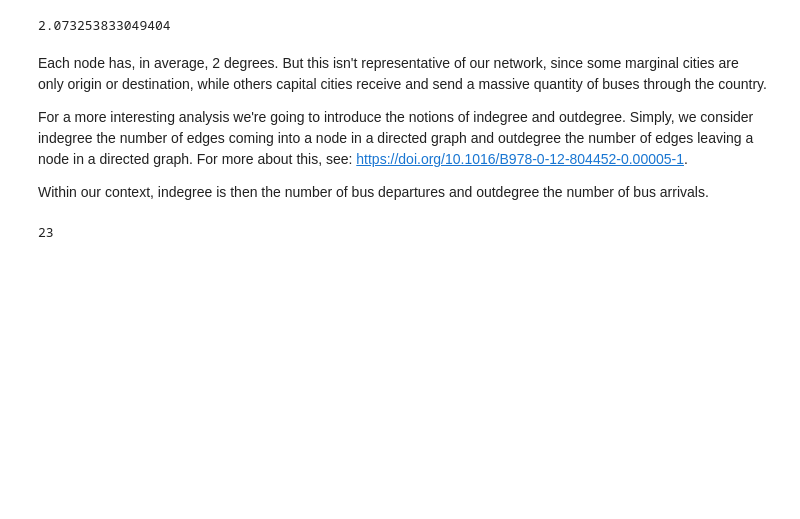
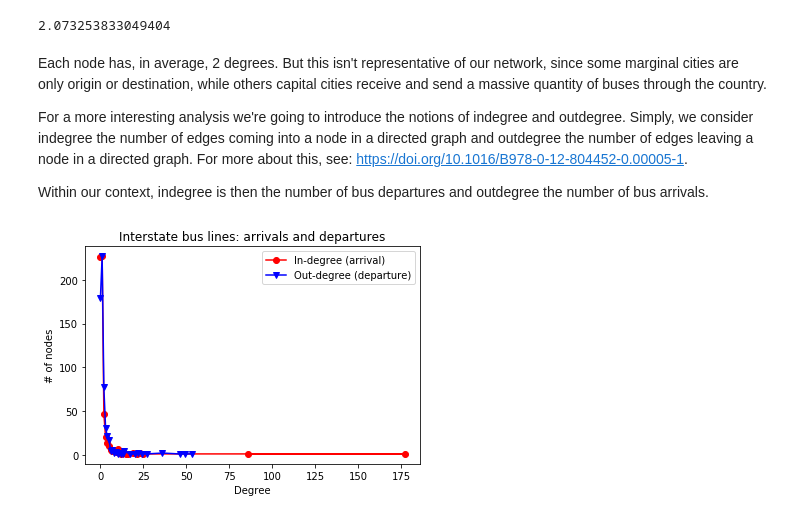
Before and after one commit to eduardochades/interstate-bus-routes-brazil, a Jupyter notebook: Interstate bus lines network.ipynb, the cells around one changed output. Saved outputs shown, nothing was run; the diff lists cells and outputs as text; code cells hidden in the pictures; blank space fills up the shorter version.

```diff
--- a/Interstate bus lines network.ipynb
+++ b/Interstate bus lines network.ipynb
@@ -125,27 +126,27 @@ Q_out = Q.out_degree()
 
 # Histogram of # of outdegrees and indegrees
 
-in_values = set(sorted(dict(Q_in).values()))
+in_values = list(set(sorted(dict(Q_in).values())))
 
 in_hist = [sorted(dict(Q_in).values()).count(x) for x in in_values]
 
-out_values = set(sorted(dict(Q_out).values()))
+out_values = list(set(sorted(dict(Q_out).values())))
 
 out_hist = [sorted(dict(Q_out).values()).count(x) for x in out_values]
 
-len(in_values)
-len(in_hist)
+# in_values
+# in_hist
-# %% [output]
-23
 # %%
 # Plotting the indegrees and outdegrees histogram
 
 plt.figure()
 plt.plot(in_values,in_hist,'ro-')
-# plt.plot(out_values,out_hist,'bv-')
+plt.plot(out_values,out_hist,'bv-')
 plt.legend(['In-degree (arrival)','Out-degree (departure)'])
 plt.xlabel('Degree')
 plt.ylabel('# of nodes')
 plt.title('Interstate bus lines: arrivals and departures')
-# plt.savefigure('interstate_in_out.pdf')
-plt.close()
+# plt.savefig('interstate_in_out.pdf')
+plt.show()
+# %% [output]
+[figure, added]
```
Also changed, not shown: parts of 12 cells of this notebook.
